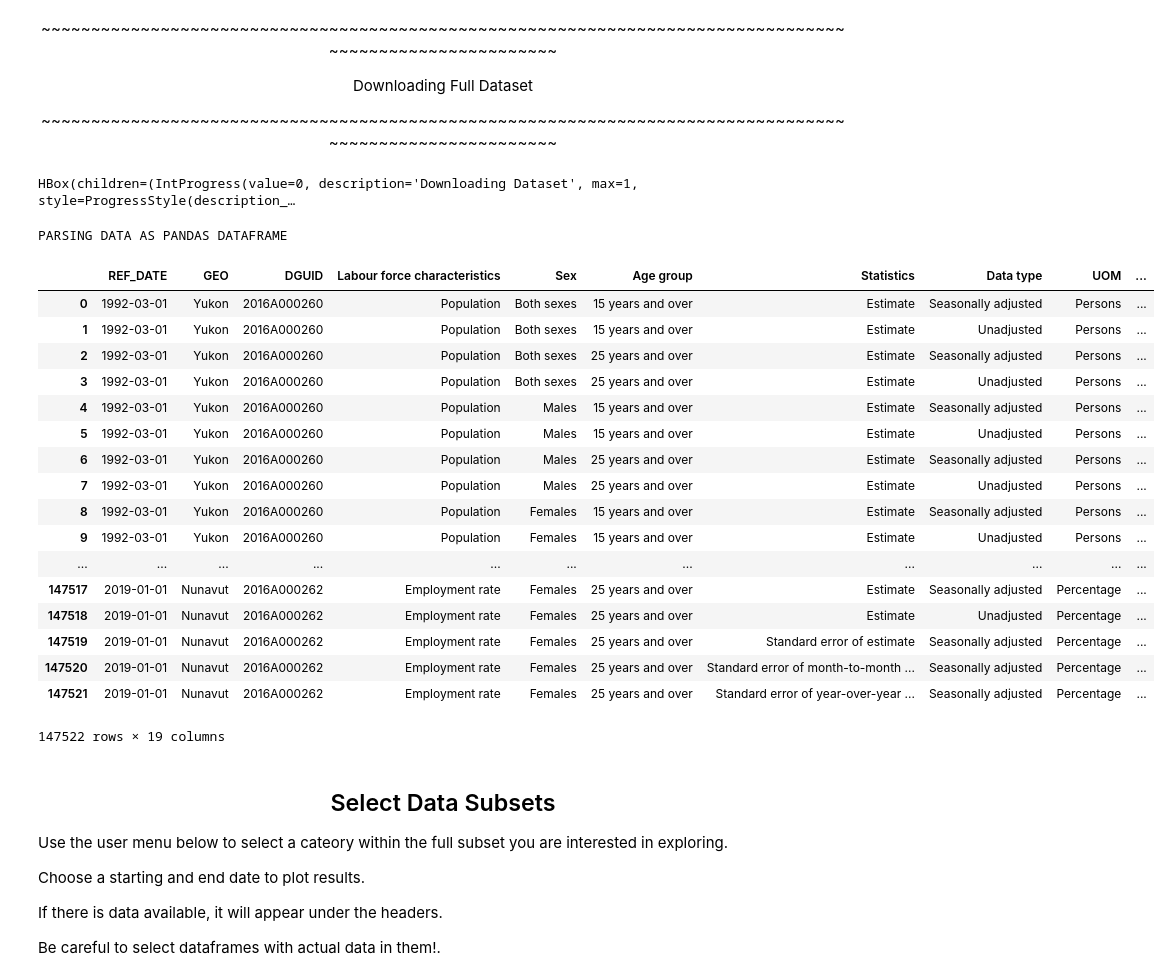
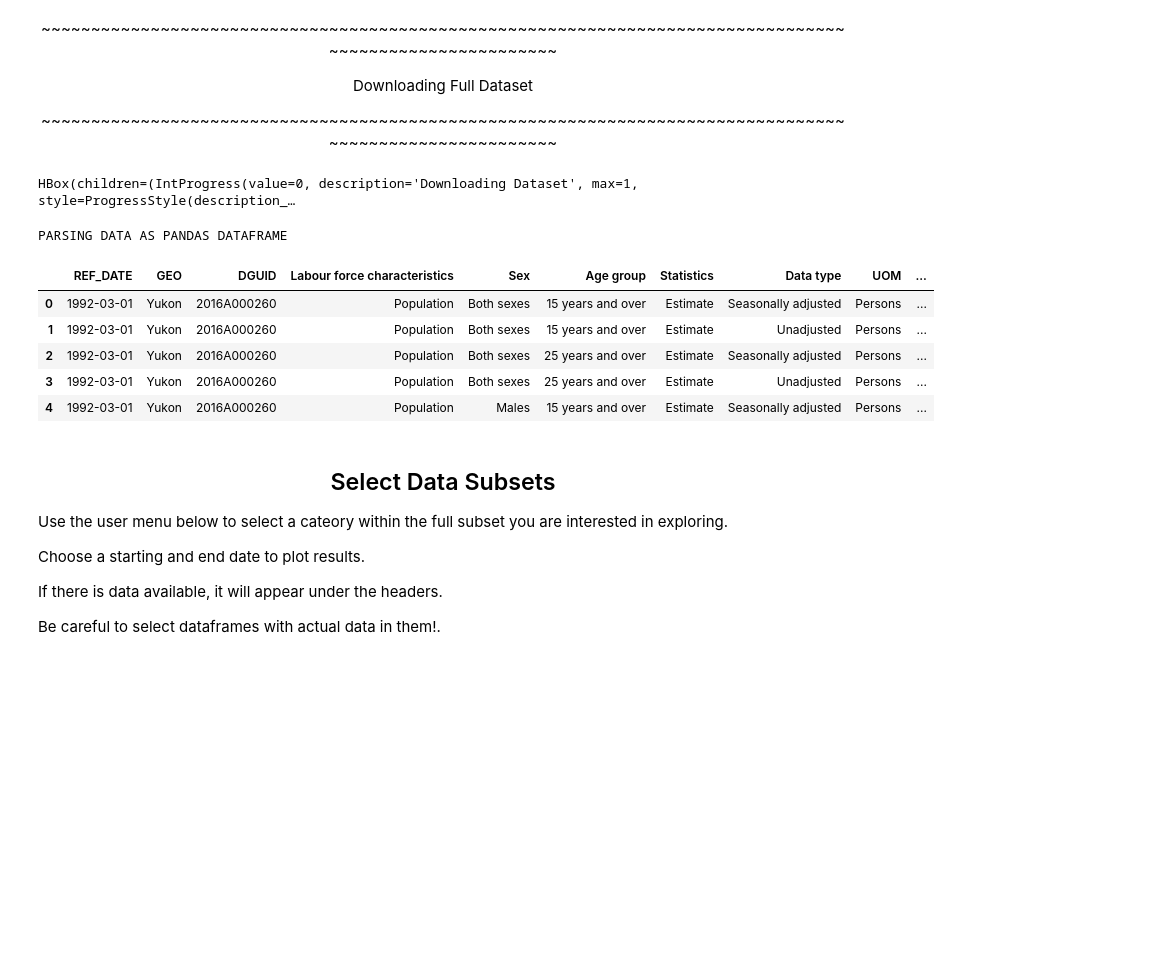
Before and after one commit to callysto/notebook-templates, a Jupyter notebook: Python_Packages_Investigations/STATS_CAN_API/Demo_Package/Stats_Can_Visualizing.ipynb, the cells around one changed output. Drawn from its saved outputs; the diff is of its cells as text; code cells hidden in the pictures; blank space fills up the shorter version.

```diff
--- a/Python_Packages_Investigations/STATS_CAN_API/Demo_Package/Stats_Can_Visualizing.ipynb
+++ b/Python_Packages_Investigations/STATS_CAN_API/Demo_Package/Stats_Can_Visualizing.ipynb
@@ -122,46 +119,34 @@ def read_data_compute_df(productID):
 # Example
 #data = download_and_store_json(productId)
 
 # Example, we will select the study we downloaded previously
 
 df_fullDATA = zip_table_to_dataframe(productId)
 grid_features = { 'fullWidthRows': True,
                  'syncColumnCellResize': True,
                  'forceFitColumns': True,
                   'defaultColumnWidth': 150,
                   'syncColumnCellResize': True,
                   'forceFitColumns': True,
                   'rowHeight': 40,
                   'enableColumnReorder': True,
                   'enableTextSelectionOnCells': True,
                   'editable': True,
                   'filterable': True,
                   'sortable': True,
                   'highlightSelectedRow': True}
 
 
-df_fullDATA
+df_fullDATA.head()
 # %% [output]
 HBox(children=(IntProgress(value=0, description='Downloading Dataset', max=1, style=ProgressStyle(description_…
 PARSING DATA AS PANDAS DATAFRAME
 |  | REF_DATE | GEO | DGUID | Labour force characteristics | Sex | Age group | Statistics | Data type | UOM | ... |
 | 0 | 1992-03-01 | Yukon | 2016A000260 | Population | Both sexes | 15 years and over | Estimate | Seasonally adjusted | Persons | ... |
 | 1 | 1992-03-01 | Yukon | 2016A000260 | Population | Both sexes | 15 years and over | Estimate | Unadjusted | Persons | ... |
 | 2 | 1992-03-01 | Yukon | 2016A000260 | Population | Both sexes | 25 years and over | Estimate | Seasonally adjusted | Persons | ... |
 | 3 | 1992-03-01 | Yukon | 2016A000260 | Population | Both sexes | 25 years and over | Estimate | Unadjusted | Persons | ... |
 | 4 | 1992-03-01 | Yukon | 2016A000260 | Population | Males | 15 years and over | Estimate | Seasonally adjusted | Persons | ... |
-| 5 | 1992-03-01 | Yukon | 2016A000260 | Population | Males | 15 years and over | Estimate | Unadjusted | Persons | ... |
-| 6 | 1992-03-01 | Yukon | 2016A000260 | Population | Males | 25 years and over | Estimate | Seasonally adjusted | Persons | ... |
-| 7 | 1992-03-01 | Yukon | 2016A000260 | Population | Males | 25 years and over | Estimate | Unadjusted | Persons | ... |
-| 8 | 1992-03-01 | Yukon | 2016A000260 | Population | Females | 15 years and over | Estimate | Seasonally adjusted | Persons | ... |
-| 9 | 1992-03-01 | Yukon | 2016A000260 | Population | Females | 15 years and over | Estimate | Unadjusted | Persons | ... |
-| ... | ... | ... | ... | ... | ... | ... | ... | ... | ... | ... |
-| 147517 | 2019-01-01 | Nunavut | 2016A000262 | Employment rate | Females | 25 years and over | Estimate | Seasonally adjusted | Percentage | ... |
-| 147518 | 2019-01-01 | Nunavut | 2016A000262 | Employment rate | Females | 25 years and over | Estimate | Unadjusted | Percentage | ... |
-| 147519 | 2019-01-01 | Nunavut | 2016A000262 | Employment rate | Females | 25 years and over | Standard error of estimate | Seasonally adjusted | Percentage | ... |
-| 147520 | 2019-01-01 | Nunavut | 2016A000262 | Employment rate | Females | 25 years and over | Standard error of month-to-month ... | Seasonally adjusted | Percentage | ... |
-| 147521 | 2019-01-01 | Nunavut | 2016A000262 | Employment rate | Females | 25 years and over | Standard error of year-over-year ... | Seasonally adjusted | Percentage | ... |
-147522 rows × 19 columns
 # %% [markdown]
 <h2 align='center'>Select Data Subsets</h2>
 
```
Also changed, not shown: parts of 11 cells of this notebook.
